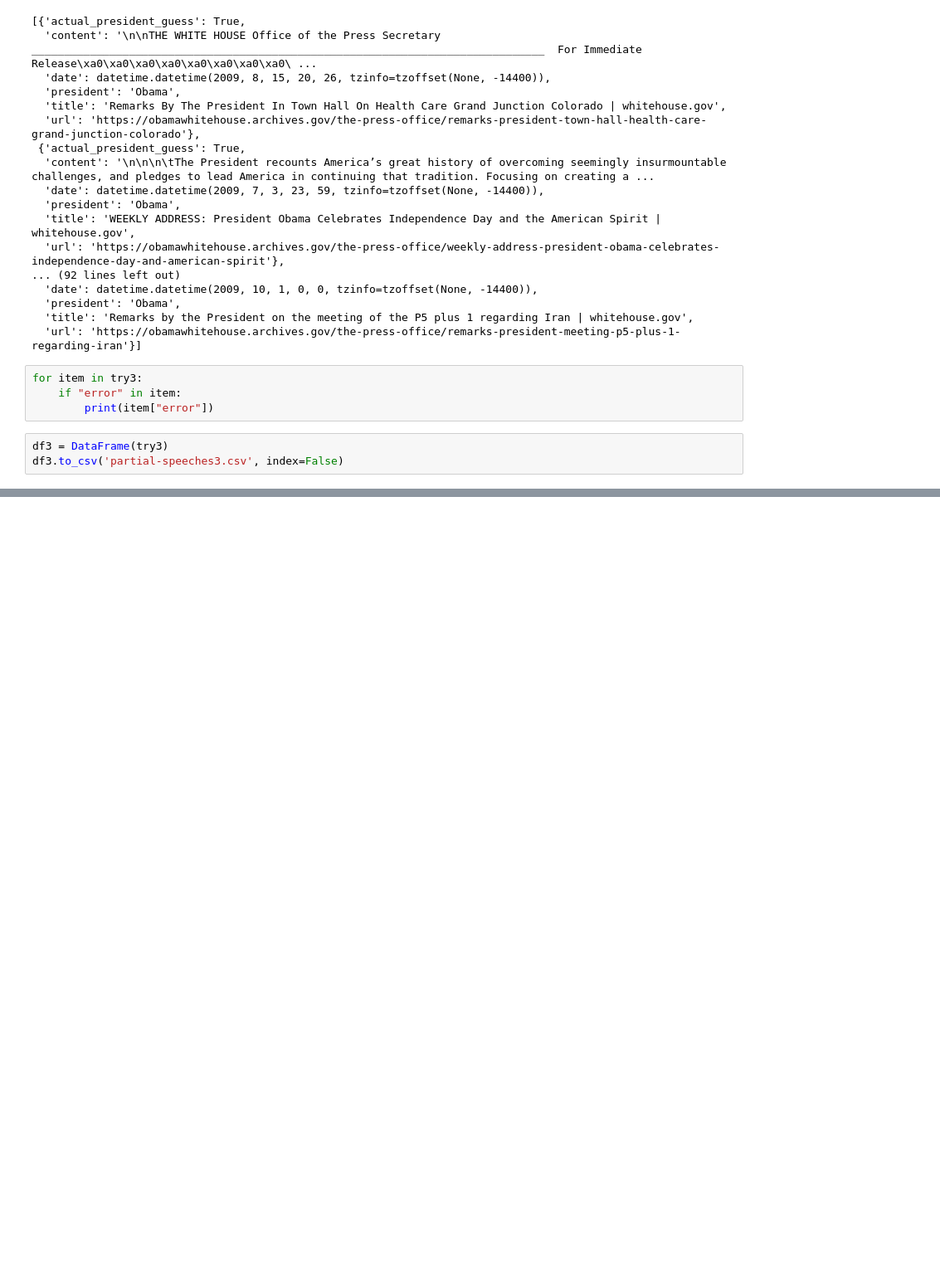
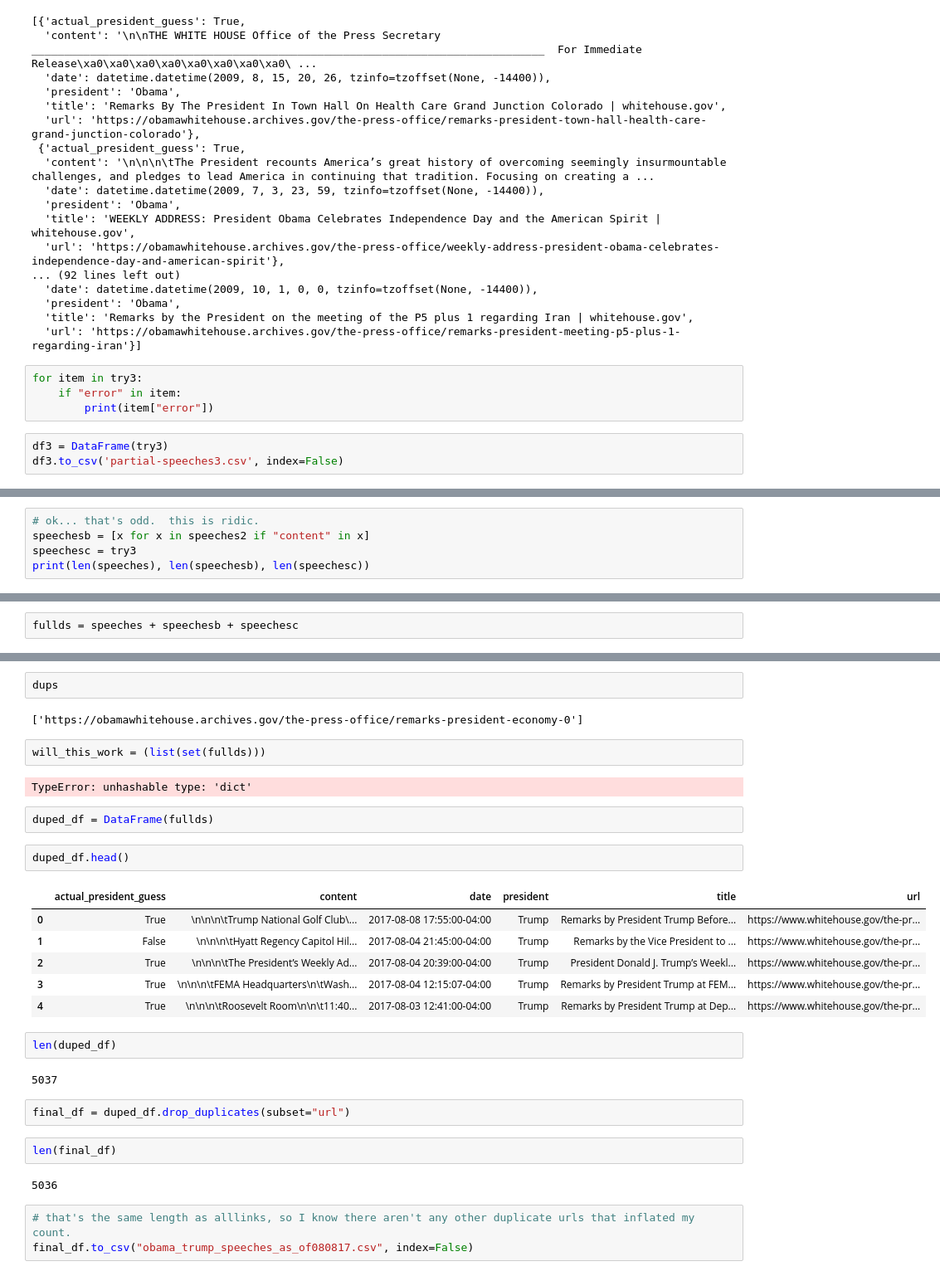
Before and after one commit to paultopia/obamatrump, a Jupyter notebook: gather-data.ipynb, the cells around one changed output, grey strips where cells are left out. Shown at 83% size. Cells and saved outputs as stored; diff of their text form; blank space fills up the shorter version.

```diff
--- a/gather-data.ipynb
+++ b/gather-data.ipynb
@@ -518,0 +564,5 @@ df3.to_csv('partial-speeches3.csv', index=False)
+# %%
+# ok... that's odd.  this is ridic.
+speechesb = [x for x in speeches2 if "content" in x]
+speechesc = try3
+print(len(speeches), len(speechesb), len(speechesc))
@@ -518,0 +585,2 @@ df3.to_csv('partial-speeches3.csv', index=False)
+# %%
+fullds = speeches + speechesb + speechesc
@@ -518,0 +604,32 @@ df3.to_csv('partial-speeches3.csv', index=False)
+# %%
+dups
+# %% [output]
+['https://obamawhitehouse.archives.gov/the-press-office/remarks-president-economy-0']
+# %%
+will_this_work = (list(set(fullds)))
+# %% [output]
+TypeError: unhashable type: 'dict'
+# %%
+duped_df = DataFrame(fullds)
+# %%
+duped_df.head()
+# %% [output]
+|  | actual_president_guess | content | date | president | title | url |
+| 0 | True | \n\n\n\tTrump National Golf Club\... | 2017-08-08 17:55:00-04:00 | Trump | Remarks by President Trump Before... | https://www.whitehouse.gov/the-pr... |
+| 1 | False | \n\n\n\tHyatt Regency Capitol Hil... | 2017-08-04 21:45:00-04:00 | Trump | Remarks by the Vice President to ... | https://www.whitehouse.gov/the-pr... |
+| 2 | True | \n\n\n\tThe President’s Weekly Ad... | 2017-08-04 20:39:00-04:00 | Trump | President Donald J. Trump’s Weekl... | https://www.whitehouse.gov/the-pr... |
+| 3 | True | \n\n\n\tFEMA Headquarters\n\tWash... | 2017-08-04 12:15:07-04:00 | Trump | Remarks by President Trump at FEM... | https://www.whitehouse.gov/the-pr... |
+| 4 | True | \n\n\n\tRoosevelt Room\n\n\t11:40... | 2017-08-03 12:41:00-04:00 | Trump | Remarks by President Trump at Dep... | https://www.whitehouse.gov/the-pr... |
+# %%
+len(duped_df)
+# %% [output]
+5037
+# %%
+final_df = duped_df.drop_duplicates(subset="url")
+# %%
+len(final_df)
+# %% [output]
+5036
+# %%
+# that's the same length as alllinks, so I know there aren't any other duplicate urls that inflated my count.
+final_df.to_csv("obama_trump_speeches_as_of080817.csv", index=False)
```
Also changed, not shown: parts of 15 cells of this notebook, 6 other files.
